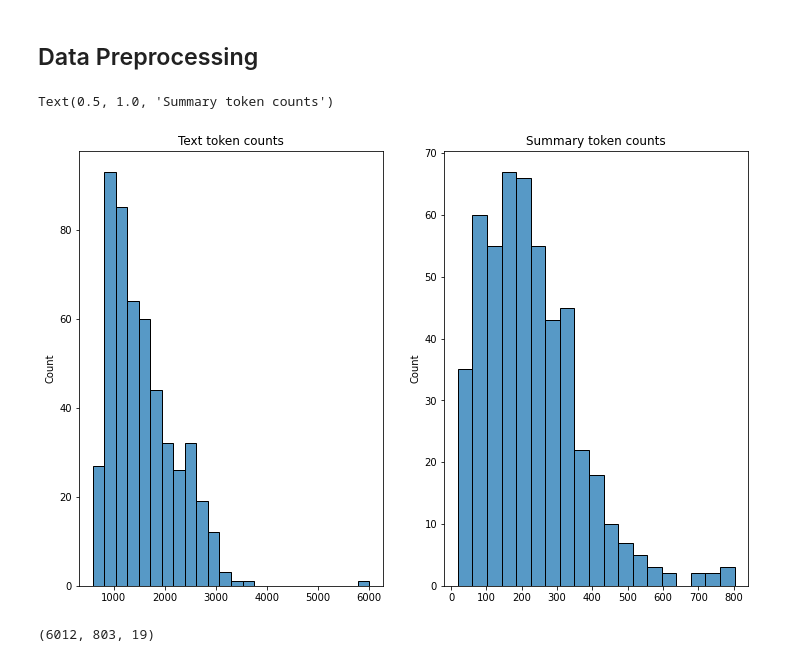
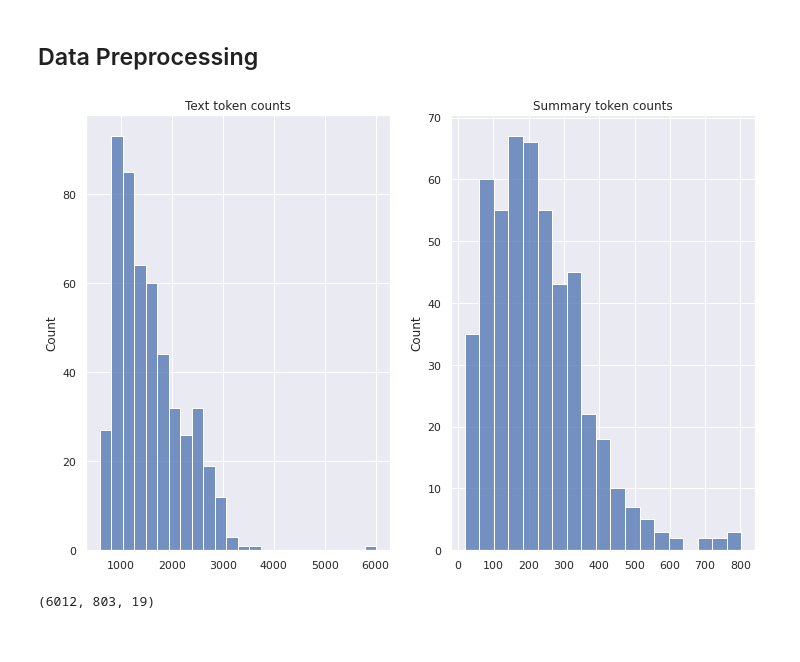
Before and after one commit to MaxTeselkin/US-Legislation-Summarization, a Jupyter notebook: Legislation_Summarization.ipynb, the cells around one changed output. Drawn from its saved outputs; the diff is of its cells as text; code cells hidden in the pictures.

```diff
--- a/Legislation_Summarization.ipynb
+++ b/Legislation_Summarization.ipynb
@@ -96,15 +96,15 @@ for _, row in tqdm(train_df.iterrows()):
 # %%
 # visualizing token length distribution
 fig, (ax_1, ax_2) = plt.subplots(1, 2, figsize=(12, 8))
+sns.set_theme()
 
 sns.histplot(text_token_counts, ax=ax_1)
 ax_1.set_title('Text token counts')
 
 sns.histplot(summary_token_counts, ax=ax_2)
-ax_2.set_title('Summary token counts')
+ax_2.set_title('Summary token counts');
 # %% [output]
-Text(0.5, 1.0, 'Summary token counts')
-[figure, old version]
+[figure, new version]
 # %%
 max(text_token_counts), max(summary_token_counts), min(summary_token_counts)
 # %% [output]
```
Also changed, not shown: parts of 12 cells of this notebook.
